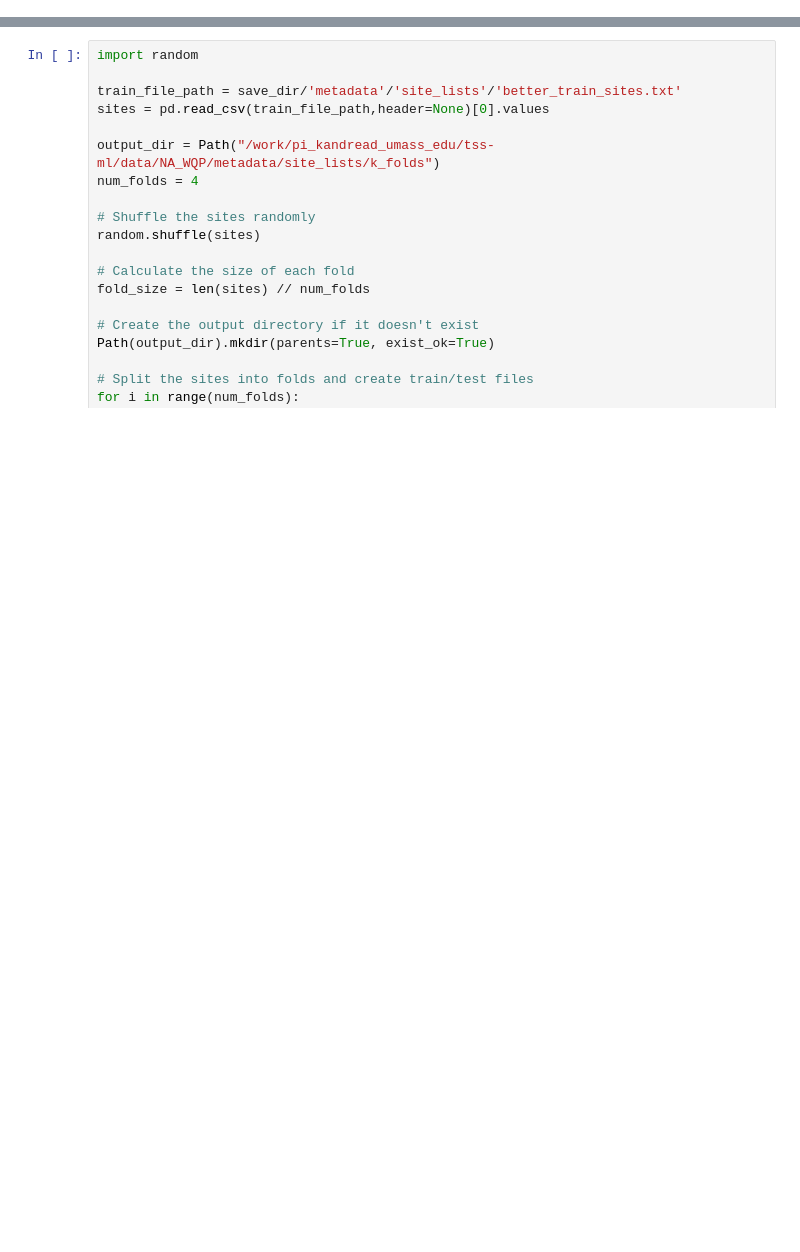
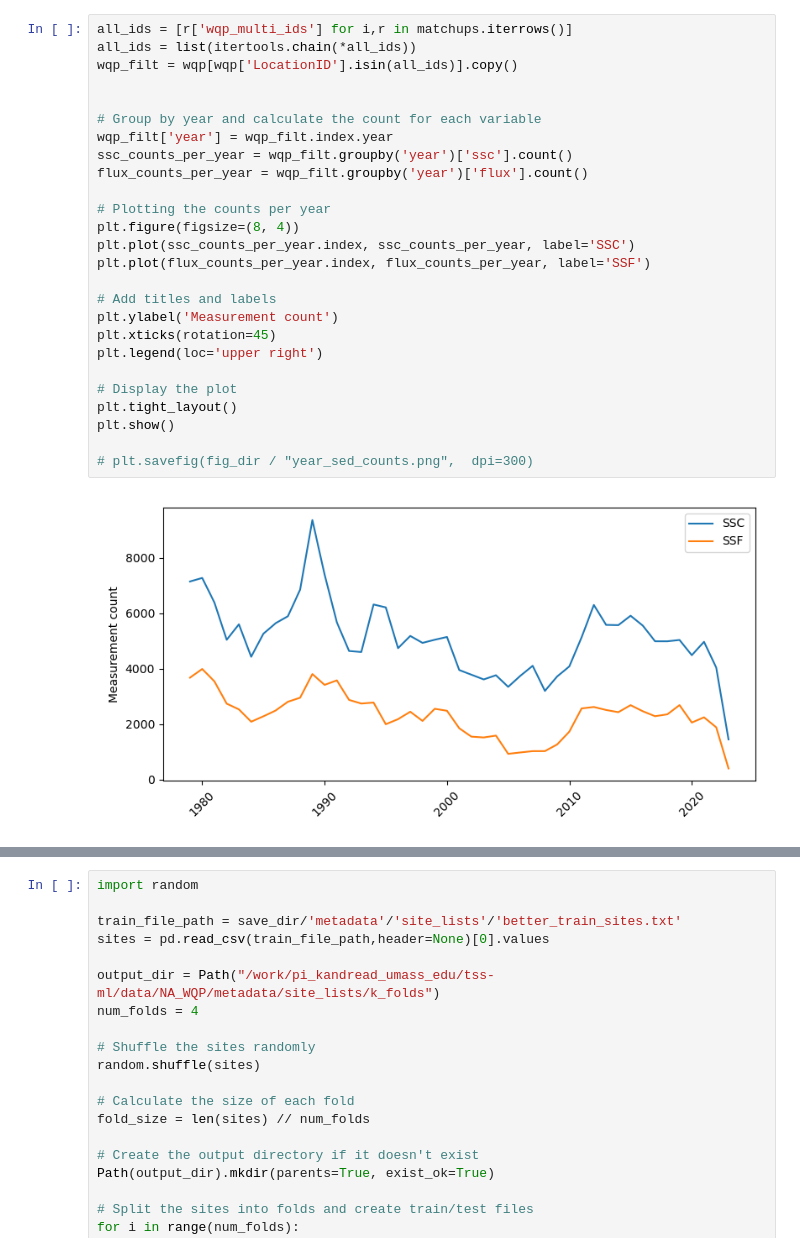
Before and after one commit to Fluvial-UMass/swot-ml, a Jupyter notebook: notebooks/generate_site_list.ipynb, the cells around one changed output, grey strips where cells are left out. Drawn from its saved outputs; the diff is of its cells as text; blank space fills up the shorter version.

```diff
--- a/notebooks/generate_site_list.ipynb
+++ b/notebooks/generate_site_list.ipynb
@@ -0,0 +48,28 @@
+# %%
+all_ids = [r['wqp_multi_ids'] for i,r in matchups.iterrows()]
+all_ids = list(itertools.chain(*all_ids))
+wqp_filt = wqp[wqp['LocationID'].isin(all_ids)].copy()
+
+
+# Group by year and calculate the count for each variable
+wqp_filt['year'] = wqp_filt.index.year
+ssc_counts_per_year = wqp_filt.groupby('year')['ssc'].count()
+flux_counts_per_year = wqp_filt.groupby('year')['flux'].count()
+
+# Plotting the counts per year
+plt.figure(figsize=(8, 4))
+plt.plot(ssc_counts_per_year.index, ssc_counts_per_year, label='SSC')
+plt.plot(flux_counts_per_year.index, flux_counts_per_year, label='SSF')
+
+# Add titles and labels
+plt.ylabel('Measurement count')
+plt.xticks(rotation=45)
+plt.legend(loc='upper right')
+
+# Display the plot
+plt.tight_layout()
+plt.show()
+
+# plt.savefig(fig_dir / "year_sed_counts.png",  dpi=300)
+# %% [output]
+[figure, added]
```
Also changed, not shown: parts of 31 cells of this notebook, 24 other files.
